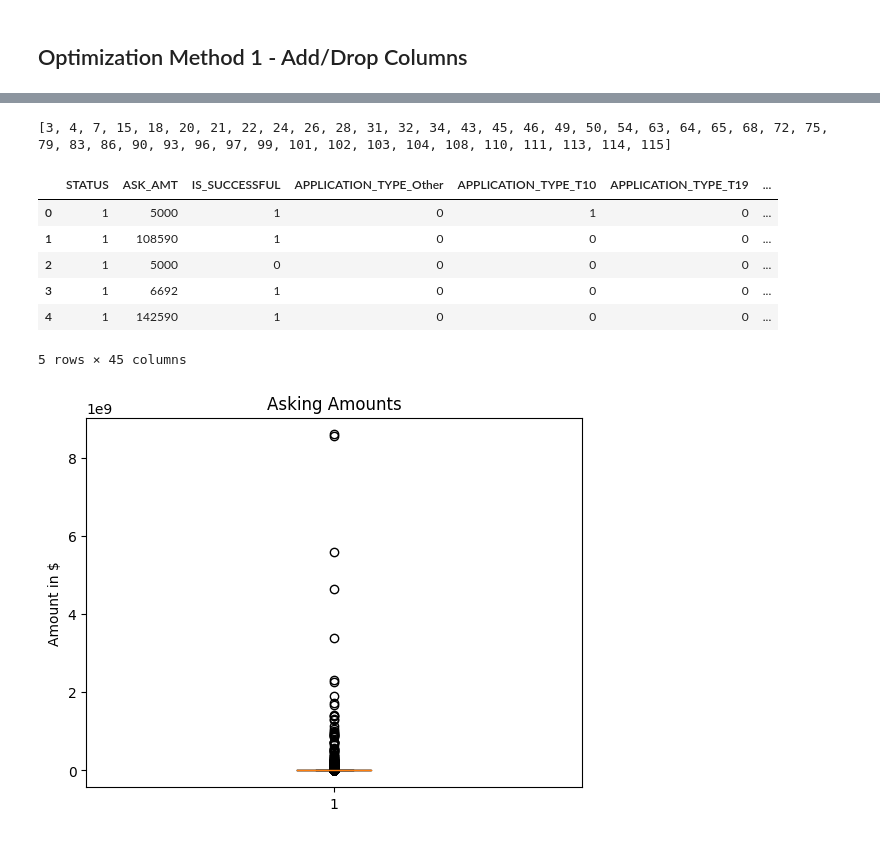
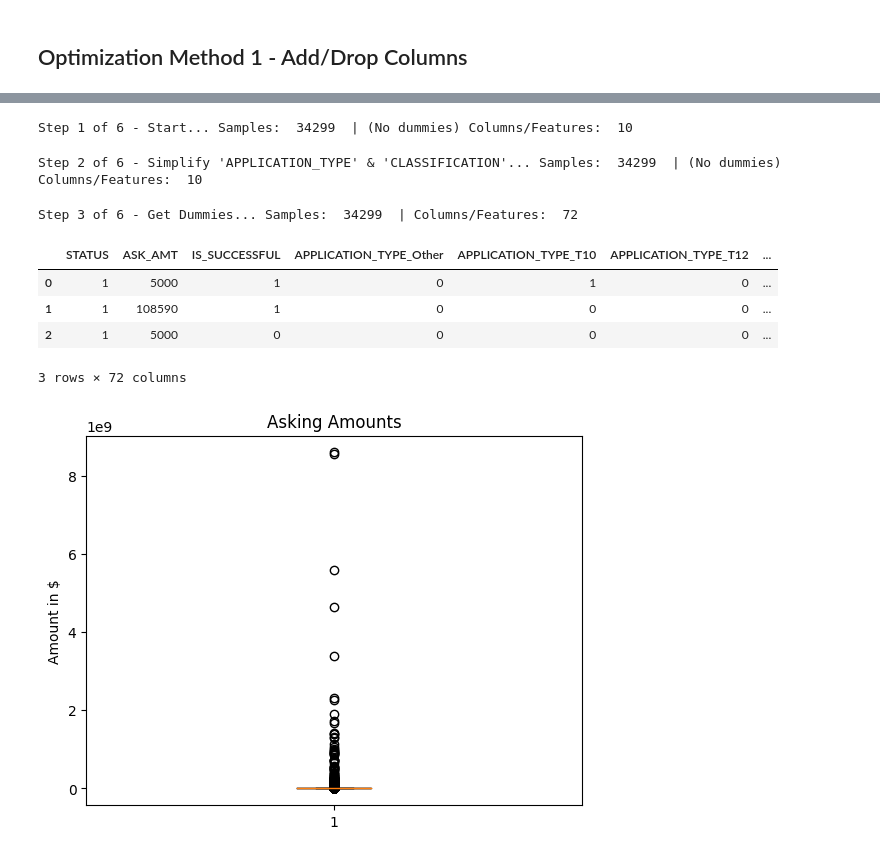
Before and after one commit to mlister3/Funding_Deep_Learning, a Jupyter notebook: Starter_Code.ipynb, the cells around one changed output, grey strips where cells are left out. Drawn from its saved outputs; the diff is of its cells as text; code cells hidden in the pictures.

```diff
--- a/Starter_Code.ipynb
+++ b/Starter_Code.ipynb
@@ -284,21 +241,26 @@ Ridge RMSE: 0.44144622854052645
-# %%
-lasso_coeffs = lasso_model.coef_
-ridge_coeffs = ridge_model.coef_
-
-# make an array of columns to drop after failing Lasso and Ridge tests
-drop_columns = []
-coefficients_df = pd.DataFrame(columns=["Column", "Lasso Coefficient", "Ridge Coefficient", "Drop_Potential"])
-
-for i in range(len(lasso_coeffs)):
-    if lasso_coeffs[i] == 0 and ((ridge_coeffs[i] > -0.1 and ridge_coeffs[i] <= 0) or (ridge_coeffs[i] < 0.1 and ridge_coeffs[i] >= 0)):
-        drop_columns.append(i)
-
-print(drop_columns)
-# %% [output]
-[3, 4, 7, 15, 18, 20, 21, 22, 24, 26, 28, 31, 32, 34, 43, 45, 46, 49, 50, 54, 63, 64, 65, 68, 72, 75, 79, 83, 86, 90, 93, 96, 97, 99, 101, 102, 103, 104, 108, 110, 111, 113, 114, 115]
+# %%
+from sklearn.linear_model import Lasso, Ridge
+from sklearn.metrics import mean_squared_error
+
+# Make a copy of the working dataset
+application_df_op1 = application_df_copy.copy()
+
+print("Step 1 of 6 - Start... Samples: ", len(application_df_op1), " | (No dummies) Columns/Features: ", len(application_df_op1.columns))
+# %% [output]
+Step 1 of 6 - Start... Samples:  34299  | (No dummies) Columns/Features:  10
 # %%
-cutoff_value = 500
+cutoff_value = 10
 application_types_to_replace = application_df_op1['APPLICATION_TYPE'].value_counts()[application_df_op1['APPLICATION_TYPE'].value_counts() < cutoff_value].index.tolist()
 
 for app in application_types_to_replace:
     application_df_op1['APPLICATION_TYPE'] = application_df_op1['APPLICATION_TYPE'].replace(app,"Other")
+
+cutoff_value2 = 10
+classifications_to_replace = application_df_op1['CLASSIFICATION'].value_counts()[application_df_op1['CLASSIFICATION'].value_counts() < cutoff_value2].index.tolist()
+
+for cls in classifications_to_replace:
+    application_df_op1['CLASSIFICATION'] = application_df_op1['CLASSIFICATION'].replace(cls,"Other")
+
+print("Step 2 of 6 - Simplify 'APPLICATION_TYPE' & 'CLASSIFICATION'... Samples: ", len(application_df_op1), " | (No dummies) Columns/Features: ", len(application_df_op1.columns))
+# %% [output]
+Step 2 of 6 - Simplify 'APPLICATION_TYPE' & 'CLASSIFICATION'... Samples:  34299  | (No dummies) Columns/Features:  10
@@ -311,14 +267,16 @@ for cls in classifications_to_replace:
-# %%
-dummy_working_op1_df = pd.get_dummies(application_df_op1)
-dummy_working_op1_df.head(5)
-# %% [output]
-|  | STATUS | ASK_AMT | IS_SUCCESSFUL | APPLICATION_TYPE_Other | APPLICATION_TYPE_T10 | APPLICATION_TYPE_T19 | ... |
-| 0 | 1 | 5000 | 1 | 0 | 1 | 0 | ... |
-| 1 | 1 | 108590 | 1 | 0 | 0 | 0 | ... |
-| 2 | 1 | 5000 | 0 | 0 | 0 | 0 | ... |
-| 3 | 1 | 6692 | 1 | 0 | 0 | 0 | ... |
-| 4 | 1 | 142590 | 1 | 0 | 0 | 0 | ... |
-5 rows × 45 columns
+# %%
+dummy_working_op1_df = pd.get_dummies(application_df_op1)
+dummy_working_op1_df.head(3)
+
+print("Step 3 of 6 - Get Dummies... Samples: ", len(dummy_working_op1_df), " | Columns/Features: ", len(dummy_working_op1_df.columns))
+dummy_working_op1_df.head(3)
+# %% [output]
+Step 3 of 6 - Get Dummies... Samples:  34299  | Columns/Features:  72
+|  | STATUS | ASK_AMT | IS_SUCCESSFUL | APPLICATION_TYPE_Other | APPLICATION_TYPE_T10 | APPLICATION_TYPE_T12 | ... |
+| 0 | 1 | 5000 | 1 | 0 | 1 | 0 | ... |
+| 1 | 1 | 108590 | 1 | 0 | 0 | 0 | ... |
+| 2 | 1 | 5000 | 0 | 0 | 0 | 0 | ... |
+3 rows × 72 columns
 # %%
 import numpy as np
 import matplotlib.pyplot as plt
```
Also changed, not shown: parts of 18 cells of this notebook.
